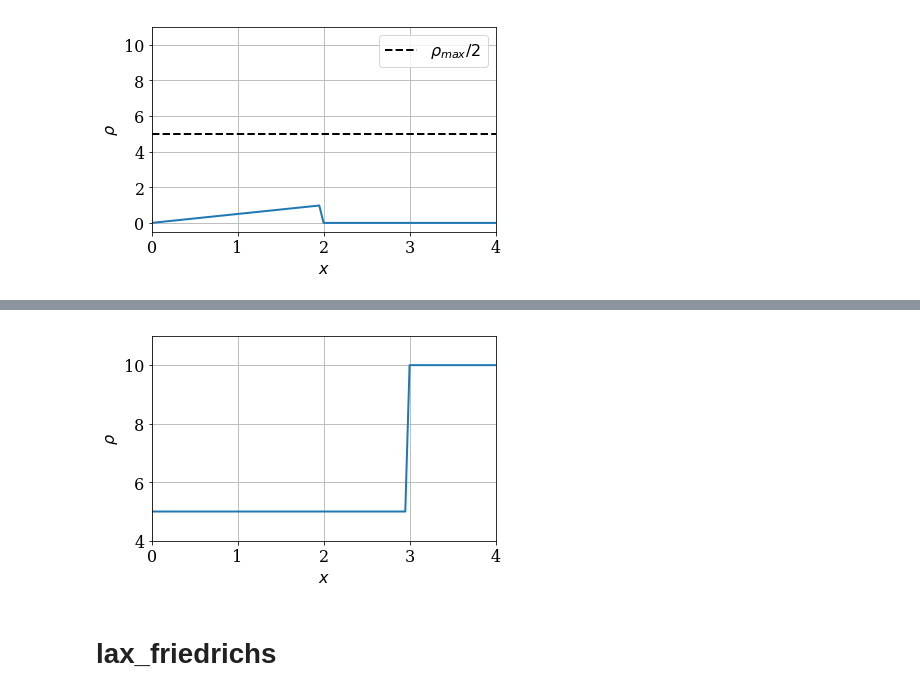
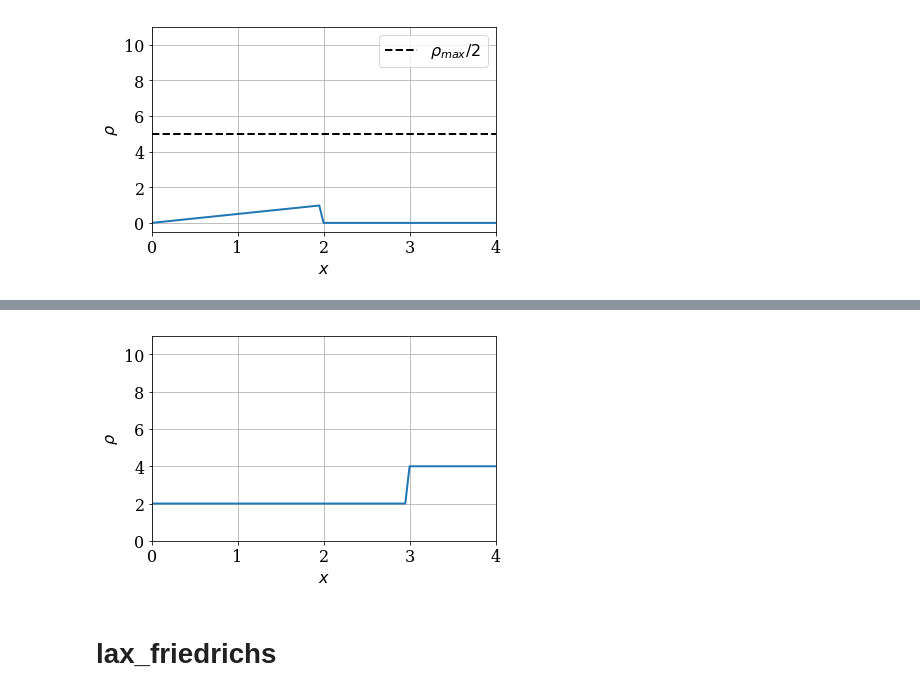
Before and after one commit to tianjiaozhang678/MAE6286, a Jupyter notebook: Wave.ipynb, the cells around one changed output, grey strips where cells are left out. Drawn from its saved outputs; the diff is of its cells as text; code cells hidden in the pictures.

```diff
--- a/Wave.ipynb
+++ b/Wave.ipynb
@@ -215,7 +215,7 @@ HTML(anim.to_html5_video())
 # %% [output]
 [interactive output not drawn]
 # %%
-def rho_red_light(x, rho_max):
+def rho_red_light(x, rho_maxWWW):
     """
     Computes the "red light" initial condition with shock.
 
@@ -232,9 +232,9 @@ def rho_red_light(x, rho_max):
         The initial car density along the road
         as a 1D array of floats.
     """
-    rho = rho_max * numpy.ones_like(x)
+    rho = rho_maxWWW * numpy.ones_like(x)
     mask = numpy.where(x < 3.0)
-    rho[mask] = 0.5 * rho_max
+    rho[mask] = 0.5 * rho_maxWWW
     return rho
 # %%
 # Set parameters.
@@ -243,26 +243,27 @@ L = 4.0  # length of the road
 dx = L / (nx - 1)  # distance between two consecutive locations
 nt = 40  # number of time steps to compute
 rho_max = 10.0  # maximum taffic density allowed
+rho_maxWWW = 4.0
 u_max = 1.0  # maximum speed traffic
 
 # Get the road locations.
 x = numpy.linspace(0.0, L, num=nx)
 
 # Compute the initial traffic density.
-rho0 = rho_red_light(x, rho_max)
+rho0 = rho_red_light(x, rho_maxWWW)
 # %%
 # Plot the initial traffic density.
 fig = pyplot.figure(figsize=(6.0, 4.0))
 pyplot.xlabel(r'$x$')
 pyplot.ylabel(r'$\rho$')
 pyplot.grid()
 line = pyplot.plot(x, rho0,
                    color='C0', linestyle='-', linewidth=2)[0]
 pyplot.xlim(0.0, L)
-pyplot.ylim(4.0, 11.0)
+pyplot.ylim(0.0, 11.0)
 pyplot.tight_layout()
 # %% [output]
-[figure, old version]
+[figure, new version]
 # %%
 def flux(rho, u_max, rho_max):
     """
```
Also changed, not shown: parts of 20 cells of this notebook.
